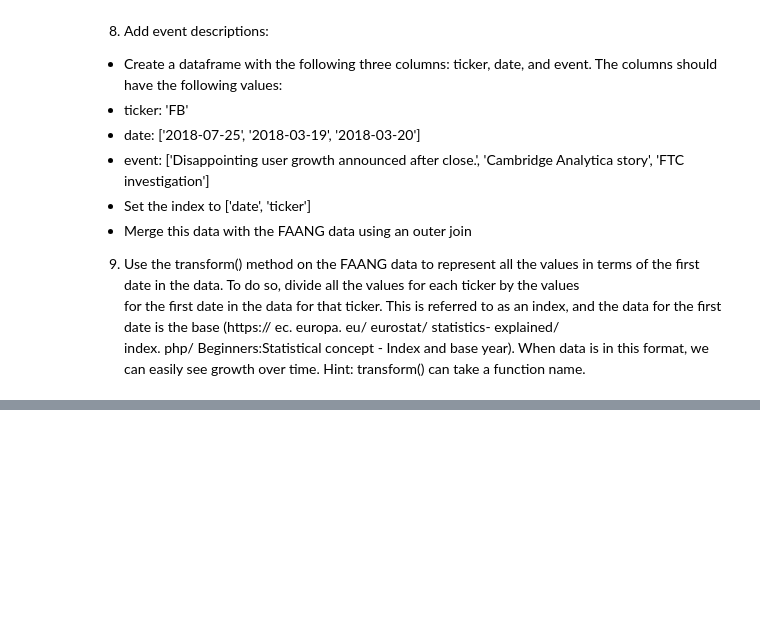
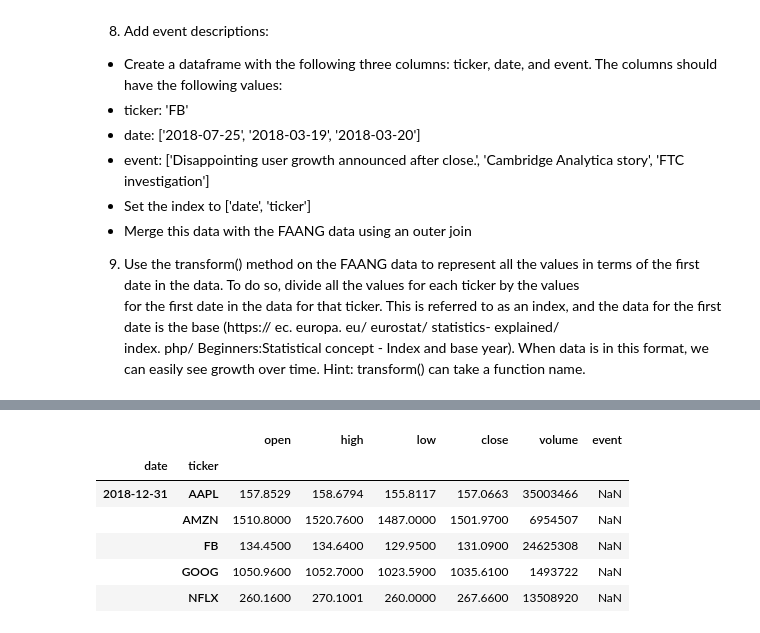
Before and after one commit to qlg-bermudez/CPE-311-Computational-Thinking-with-Python, a Jupyter notebook: HOA 8_1_AggregatingData_with_Pandas.ipynb, the cells around one changed output, grey strips where cells are left out. Drawn from its saved outputs; the diff is of its cells as text; code cells hidden in the pictures; blank space fills up the shorter version.

```diff
--- a/HOA 8_1_AggregatingData_with_Pandas.ipynb
+++ b/HOA 8_1_AggregatingData_with_Pandas.ipynb
@@ -51,0 +186,24 @@ index. php/ Beginners:Statistical concept -  Index and base year). When data is
+# %%
+# Create the events dataframe
+events = pd.DataFrame({
+    'ticker': 'FB',
+    'date': pd.to_datetime(['2018-07-25', '2018-03-19', '2018-03-20']),
+    'event': [
+        'Disappointing user growth announced after close.',
+        'Cambridge Analytica story',
+        'FTC investigation'
+    ]
+})
+
+# Set the index and merge
+events = events.set_index(['date', 'ticker'])
+faang_with_events = faang.reset_index().set_index(['date', 'ticker']).join(events, how='outer')
+faang_with_events.tail()
+# %% [output]
+|  |  | open | high | low | close | volume | event |
+| date | ticker |  |  |  |  |  |  |
+| 2018-12-31 | AAPL | 157.8529 | 158.6794 | 155.8117 | 157.0663 | 35003466 | NaN |
+|  | AMZN | 1510.8000 | 1520.7600 | 1487.0000 | 1501.9700 | 6954507 | NaN |
+|  | FB | 134.4500 | 134.6400 | 129.9500 | 131.0900 | 24625308 | NaN |
+|  | GOOG | 1050.9600 | 1052.7000 | 1023.5900 | 1035.6100 | 1493722 | NaN |
+|  | NFLX | 260.1600 | 270.1001 | 260.0000 | 267.6600 | 13508920 | NaN |
```
Also changed, not shown: parts of 9 cells of this notebook.
